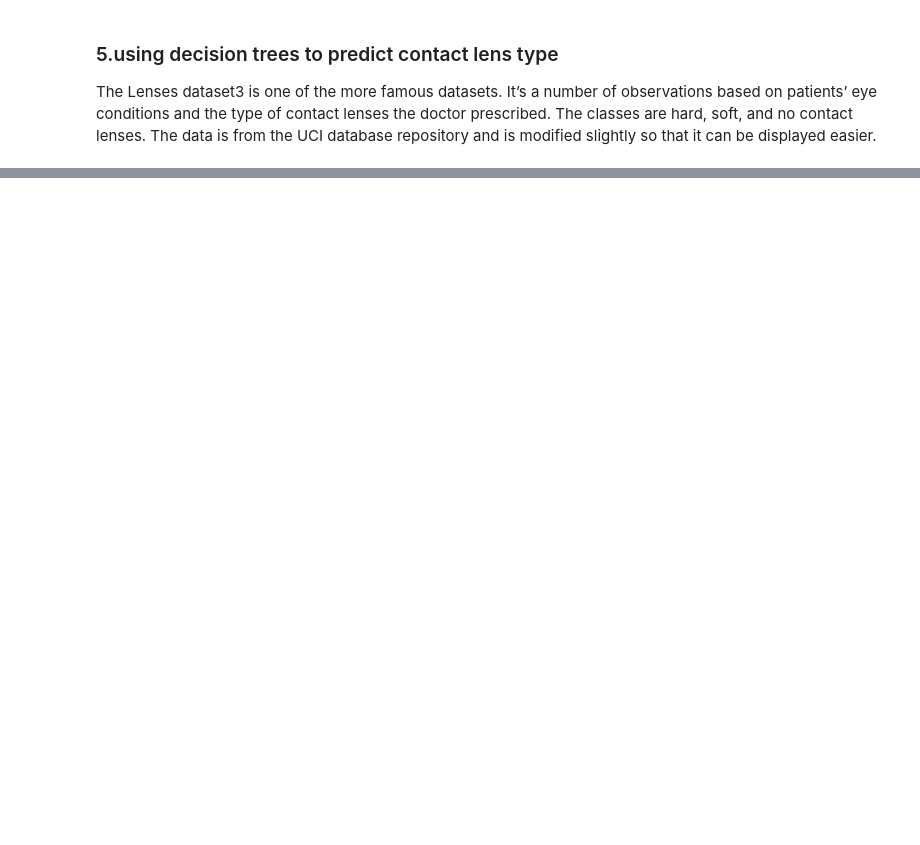
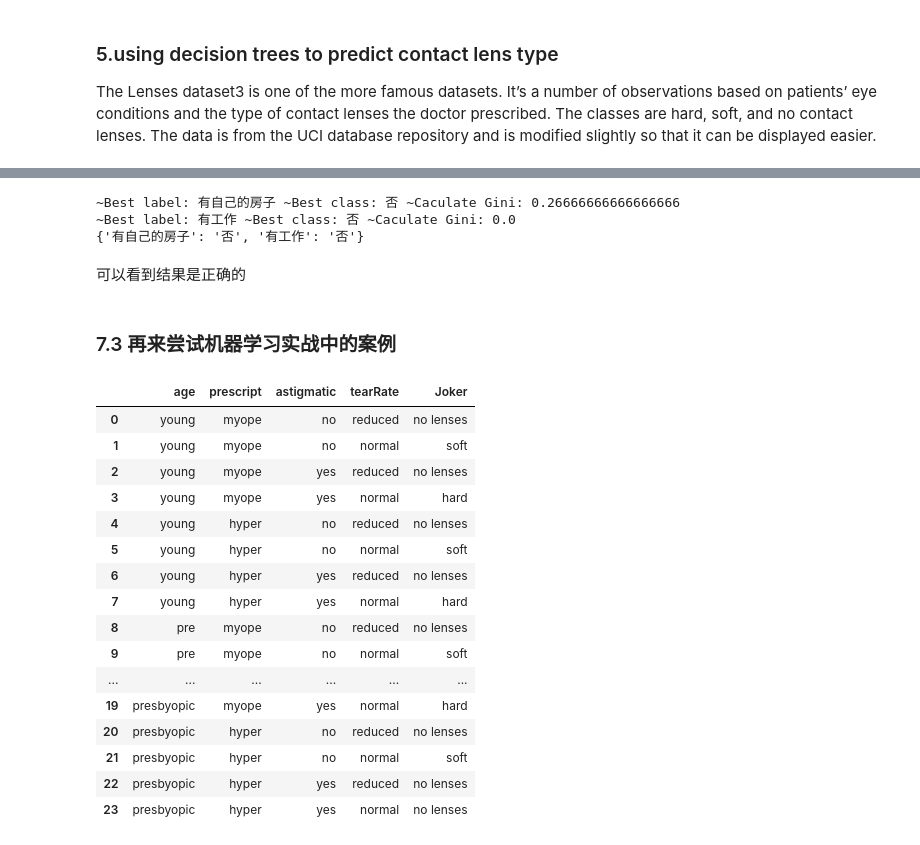
Before and after one commit to Heyra-Joker/Classic_machine_learning, a Jupyter notebook: 2-Decision Trees.ipynb, the cells around one changed output, grey strips where cells are left out. Cells and saved outputs as stored; diff of their text form; code cells hidden in the pictures; blank space fills up the shorter version.

```diff
--- a/2-Decision Trees.ipynb
+++ b/2-Decision Trees.ipynb
@@ -330,0 +635,46 @@ There are other decision tree–generating algorithms. The most popular are C4.5
+# %%
+data_test = pd.DataFrame(data=datasets,columns=labels)
+Dtree = cart2.fit(data_test,labels)
+print(Dtree)
+# %% [output]
+~Best label: 有自己的房子 ~Best class: 否 ~Caculate Gini: 0.26666666666666666
+~Best label: 有工作 ~Best class: 否 ~Caculate Gini: 0.0
+{'有自己的房子': '否', '有工作': '否'}
+# %% [markdown]
+可以看到结果是正确的
+# %% [markdown]
+### 7.3 再来尝试机器学习实战中的案例
+# %%
+def loadingDataSet():
+    """
+    Implement predict contact lens
+    returns:
+        lenesTree
+    """
+    path = "data_set/lenses.txt"
+    fr = open(path)
+    lenses = np.array([inst.strip().split('\t') for inst in fr.readlines() ])
+    lenesLabels = ['age','prescript','astigmatic','tearRate','Joker']
+    return lenses,lenesLabels
+# %%
+lenses,lenesLabels = loadingDataSet()
+data_lenses = pd.DataFrame(data=lenses,columns=lenesLabels)
+data_lenses
+# %% [output]
+|  | age | prescript | astigmatic | tearRate | Joker |
+| 0 | young | myope | no | reduced | no lenses |
+| 1 | young | myope | no | normal | soft |
+| 2 | young | myope | yes | reduced | no lenses |
+| 3 | young | myope | yes | normal | hard |
+| 4 | young | hyper | no | reduced | no lenses |
+| 5 | young | hyper | no | normal | soft |
+| 6 | young | hyper | yes | reduced | no lenses |
+| 7 | young | hyper | yes | normal | hard |
+| 8 | pre | myope | no | reduced | no lenses |
+| 9 | pre | myope | no | normal | soft |
+| ... | ... | ... | ... | ... | ... |
+| 19 | presbyopic | myope | yes | normal | hard |
+| 20 | presbyopic | hyper | no | reduced | no lenses |
+| 21 | presbyopic | hyper | no | normal | soft |
+| 22 | presbyopic | hyper | yes | reduced | no lenses |
+| 23 | presbyopic | hyper | yes | normal | no lenses |
```
Also changed, not shown: parts of 28 cells of this notebook, 12 other files.
